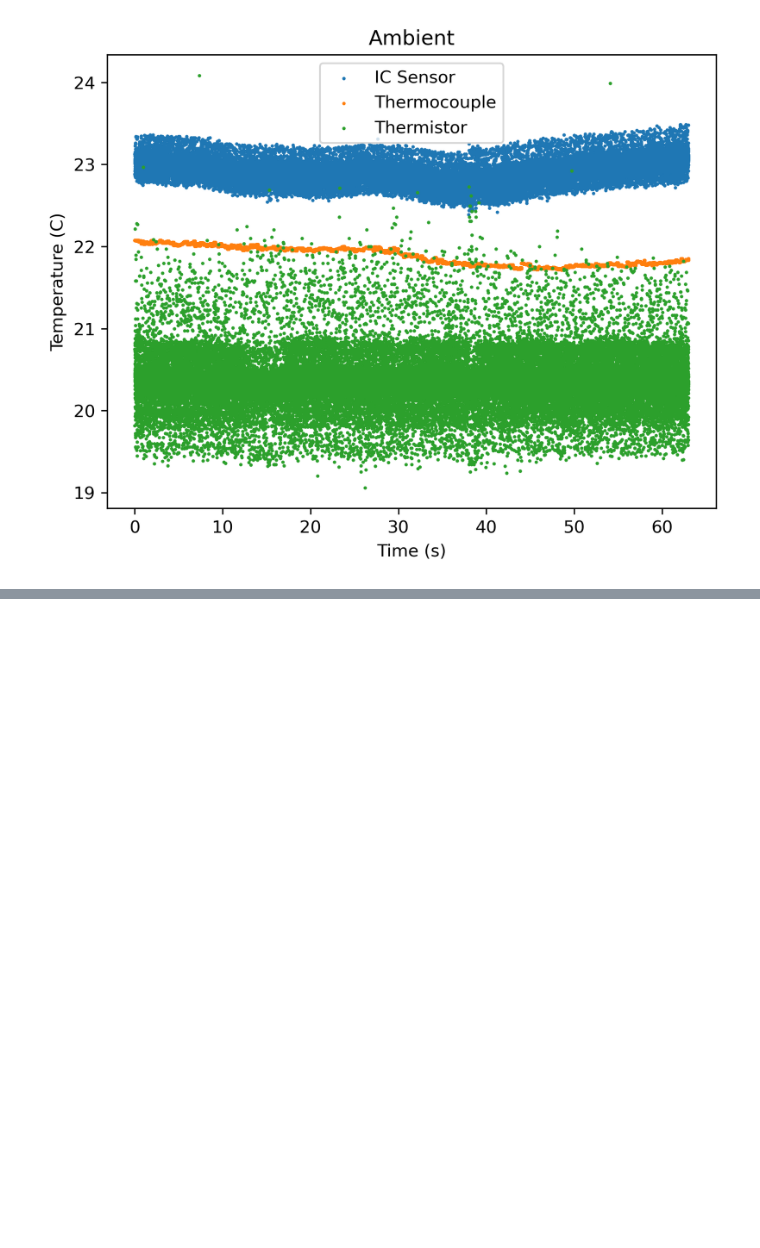
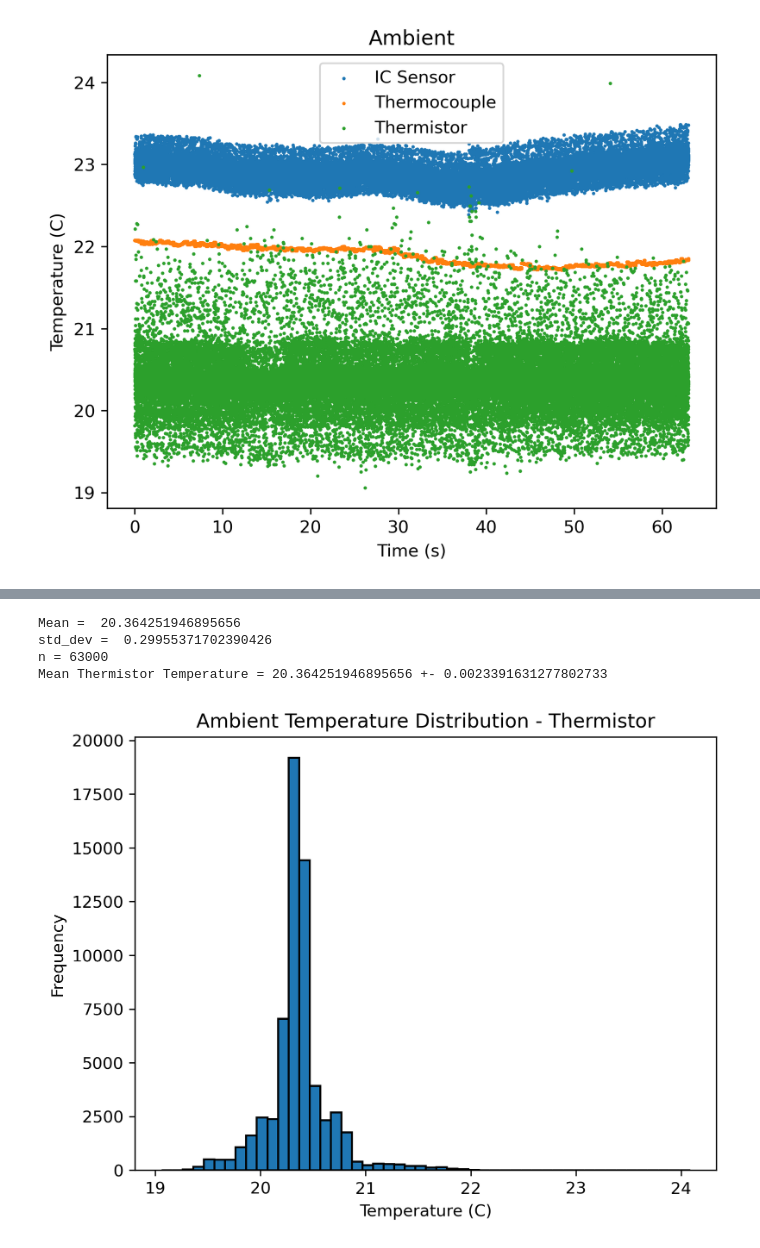
Before and after one commit to williamzhang0306/EMECH_Labs, a Jupyter notebook: Lab2/Lab2_ambient_analysis.ipynb, the cells around one changed output, grey strips where cells are left out. Saved outputs shown, nothing was run; the diff lists cells and outputs as text; code cells hidden in the pictures; blank space fills up the shorter version.

```diff
--- a/Lab2/Lab2_ambient_analysis.ipynb
+++ b/Lab2/Lab2_ambient_analysis.ipynb
@@ -83 +109,24 @@ Text(0, 0.5, 'Frequency')
 [figure]
+# %%
+plt.hist(df['Temperature_1 (Thermistor)'], bins=50, histtype='bar',edgecolor='black', linewidth=1.2, label='Thermistor')
+plt.title('Ambient Temperature Distribution - Thermistor')
+plt.xlabel('Temperature (C)')
+plt.ylabel('Frequency')
+
+# calculate mean
+mean = df['Temperature_1 (Thermistor)'].mean()
+std_dev = df['Temperature_1 (Thermistor)'].std()
+n = df['Temperature_1 (Thermistor)'].size
+ci_half_width = 1.96 * std_dev / np.sqrt(n)
+
+print('Mean = ',mean)
+print('std_dev = ',std_dev)
+print('n =',n)
+
+print(f'Mean Thermistor Temperature = {mean} +- {ci_half_width}')
+# %% [output]
+Mean =  20.364251946895656
+std_dev =  0.29955371702390426
+n = 63000
+Mean Thermistor Temperature = 20.364251946895656 +- 0.0023391631277802733
+[figure, added]
```
Also changed, not shown: parts of 3 cells of this notebook, 3 other files.
